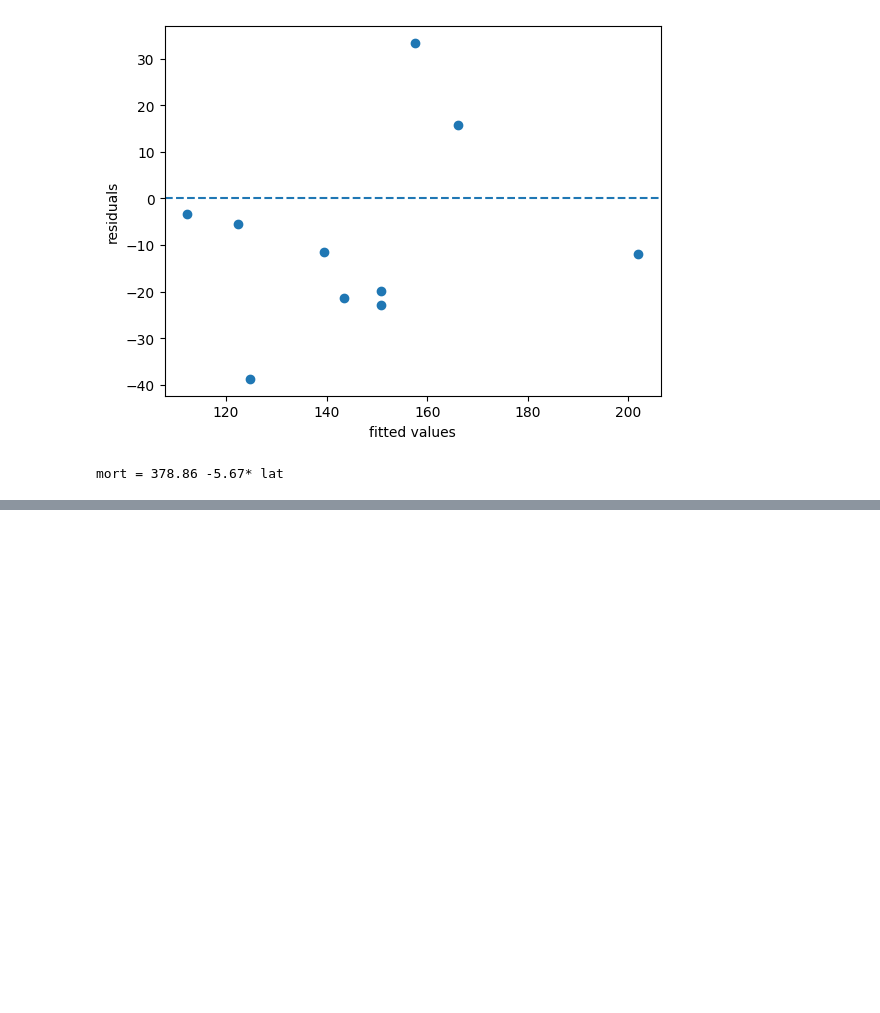
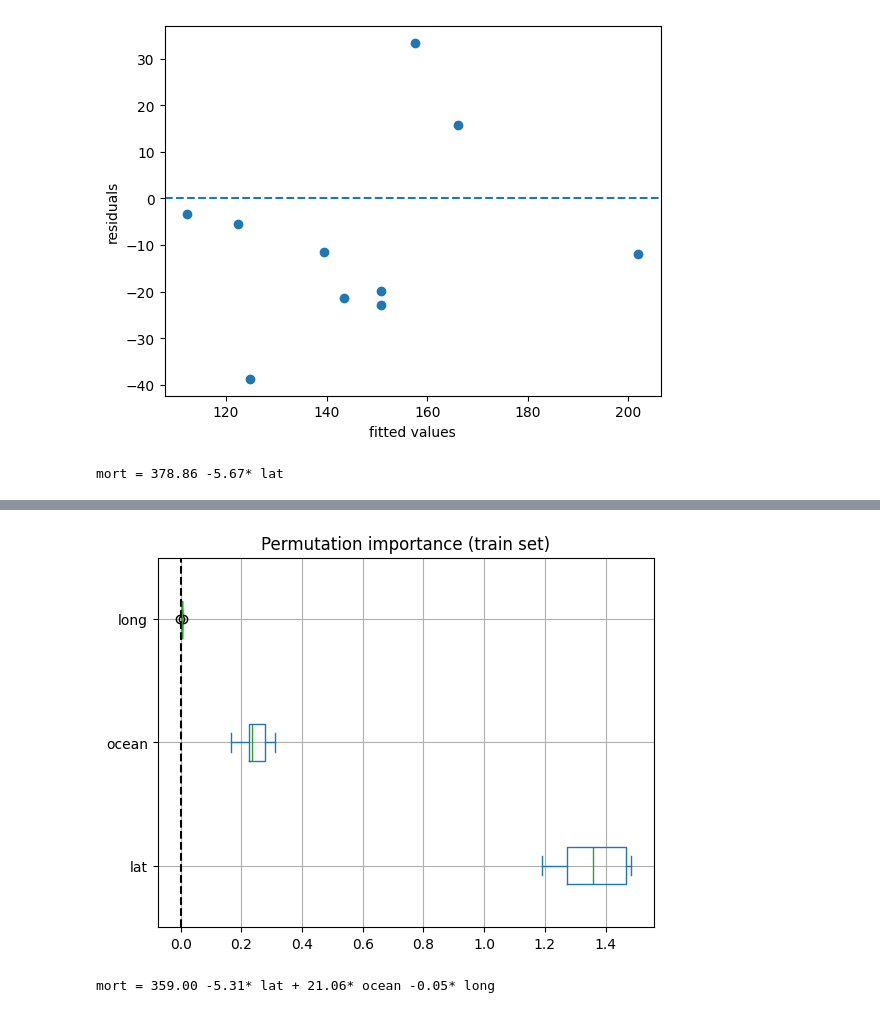
Before and after one commit to heber1502/linear_regression, a Jupyter notebook: 01_skin_cancer.ipynb, the cells around one changed output, grey strips where cells are left out. Saved outputs shown, nothing was run; the diff lists cells and outputs as text; code cells hidden in the pictures; blank space fills up the shorter version.

```diff
--- a/01_skin_cancer.ipynb
+++ b/01_skin_cancer.ipynb
@@ -206,0 +282,9 @@ mort = 378.86 -5.67* lat
+# %%
+X_train = df_train.drop('target', axis=1).reset_index(drop=True)
+y_train = df_train['target'].reset_index(drop=True)
+X_test = df_test.drop('target', axis=1).reset_index(drop=True)
+y_test = df_test['target'].reset_index(drop=True)
+# %%
+reg_mlin = LinearRegression()
+reg_mlin.fit(X_train, y_train)
+y_pred_m = reg_mlin.predict(X_test)
@@ -206,0 +303,14 @@ mort = 378.86 -5.67* lat
+# %%
+importance = permutation_importance(reg_mlin, X_train, y_train)
+importance_df = pd.DataFrame(importance.importances.T, columns= X_train.columns)
+ax = importance_df.plot.box(vert = False)
+ax.axvline(x= 0, color= 'k', linestyle= '--')
+ax.set_title('Permutation importance (train set)')
+ax.grid(True)
+plt.show()
+# %% [output]
+[figure, added]
+# %%
+print(f'mort = {reg_mlin.intercept_:.2f} {reg_mlin.coef_[0]:.2f}* lat + {reg_mlin.coef_[1]:.2f}* ocean {reg_mlin.coef_[2]:.2f}* long')
+# %% [output]
+mort = 359.00 -5.31* lat + 21.06* ocean -0.05* long
```
Also changed, not shown: parts of 8 cells of this notebook, 2 other files.
